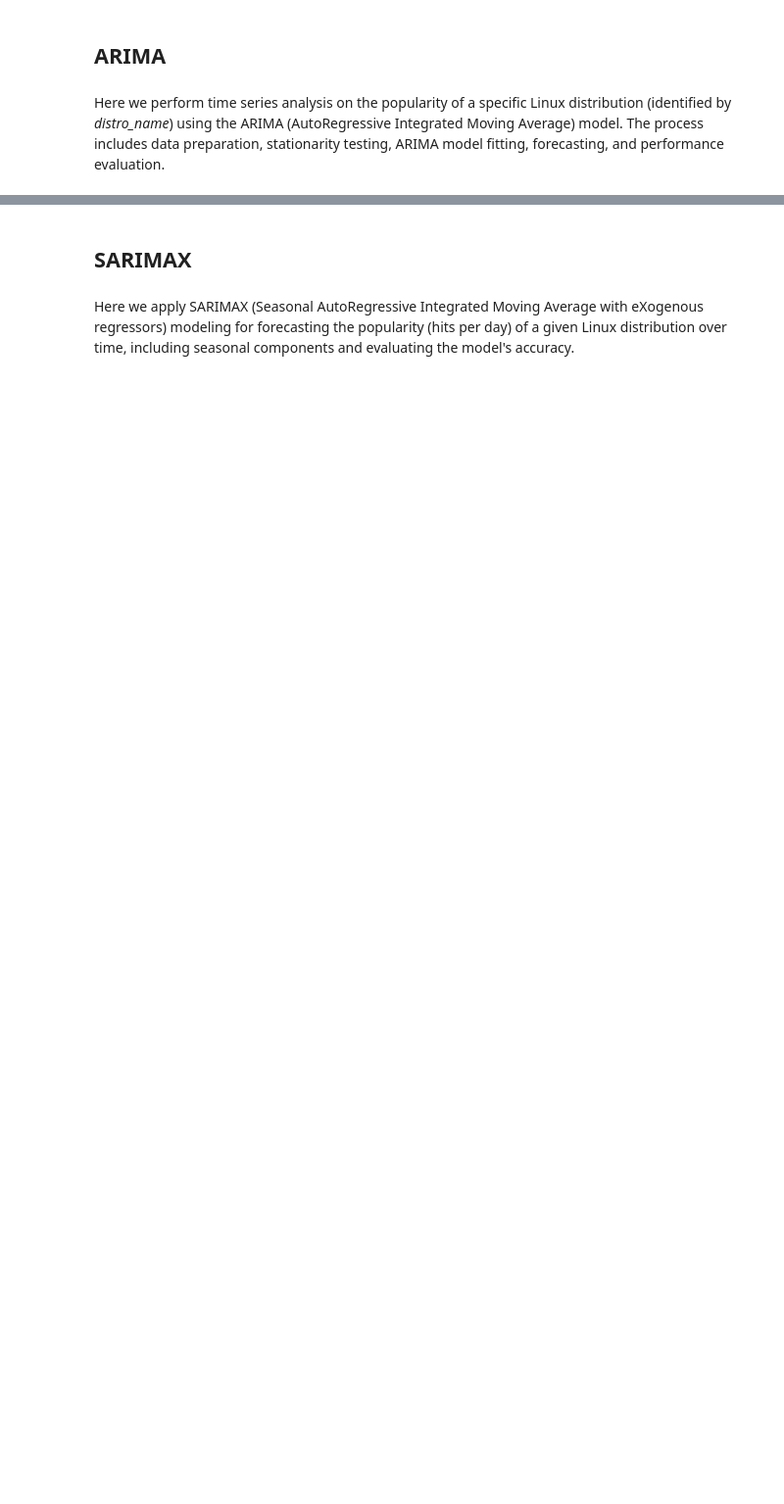
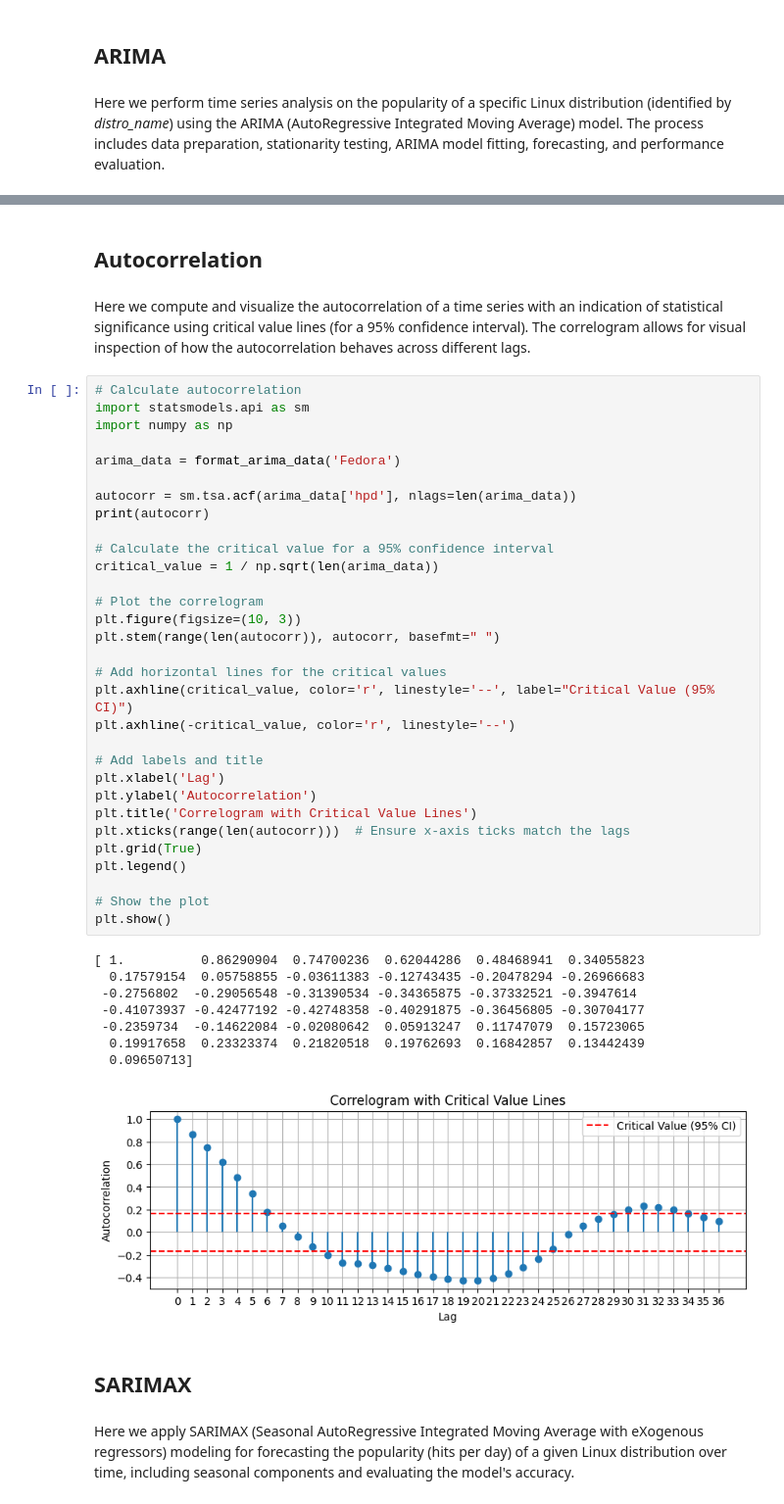
Before and after one commit to apavazza/linux-distros, a Jupyter notebook: linux_distros.ipynb, the cells around one changed output, grey strips where cells are left out. Shown at 98% size. Drawn from its saved outputs; the diff is of its cells as text; blank space fills up the shorter version.

Commit message:
Added autocorrelation

```diff
--- a/linux_distros.ipynb
+++ b/linux_distros.ipynb
@@ -546,3 +553,47 @@ Mean Squared Error: 46.41020269135841
+# %% [markdown]
+## Autocorrelation
+# %% [markdown]
+Here we compute and visualize the autocorrelation of a time series with an indication of statistical significance using critical value lines (for a 95% confidence interval). The correlogram allows for visual inspection of how the autocorrelation behaves across different lags.
+# %%
+# Calculate autocorrelation
+import statsmodels.api as sm
+import numpy as np
+
+arima_data = format_arima_data('Fedora')
+
+autocorr = sm.tsa.acf(arima_data['hpd'], nlags=len(arima_data))
+print(autocorr)
+
+# Calculate the critical value for a 95% confidence interval
+critical_value = 1 / np.sqrt(len(arima_data))
+
+# Plot the correlogram
+plt.figure(figsize=(10, 3))
+plt.stem(range(len(autocorr)), autocorr, basefmt=" ")
+
+# Add horizontal lines for the critical values
+plt.axhline(critical_value, color='r', linestyle='--', label="Critical Value (95% CI)")
+plt.axhline(-critical_value, color='r', linestyle='--')
+
+# Add labels and title
+plt.xlabel('Lag')
+plt.ylabel('Autocorrelation')
+plt.title('Correlogram with Critical Value Lines')
+plt.xticks(range(len(autocorr)))  # Ensure x-axis ticks match the lags
+plt.grid(True)
+plt.legend()
+
+# Show the plot
+plt.show()
+# %% [output]
+[ 1.          0.86290904  0.74700236  0.62044286  0.48468941  0.34055823
+  0.17579154  0.05758855 -0.03611383 -0.12743435 -0.20478294 -0.26966683
+ -0.2756802  -0.29056548 -0.31390534 -0.34365875 -0.37332521 -0.3947614
+ -0.41073937 -0.42477192 -0.42748358 -0.40291875 -0.36456805 -0.30704177
+ -0.2359734  -0.14622084 -0.02080642  0.05913247  0.11747079  0.15723065
+  0.19917658  0.23323374  0.21820518  0.19762693  0.16842857  0.13442439
+  0.09650713]
+[figure, added]
 # %% [markdown]
 ## SARIMAX
 # %% [markdown]
```
Also changed, not shown: parts of 13 cells of this notebook, 1 other file.
